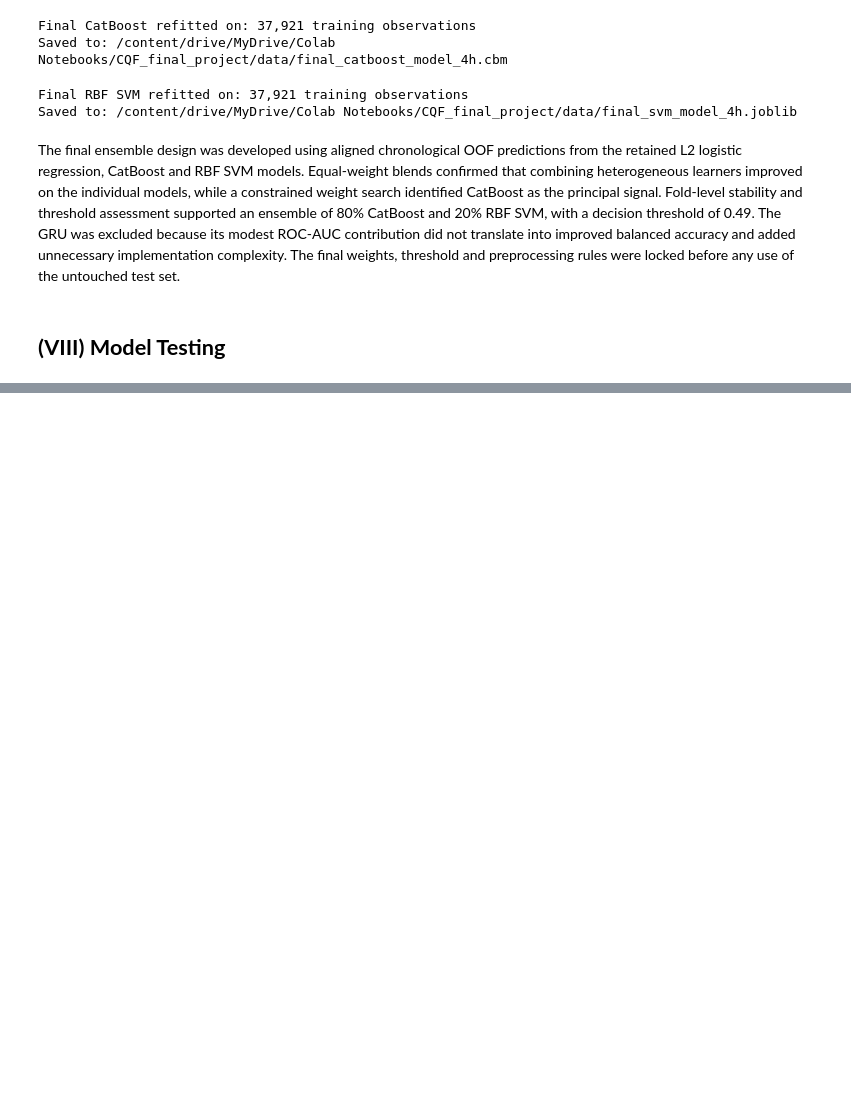
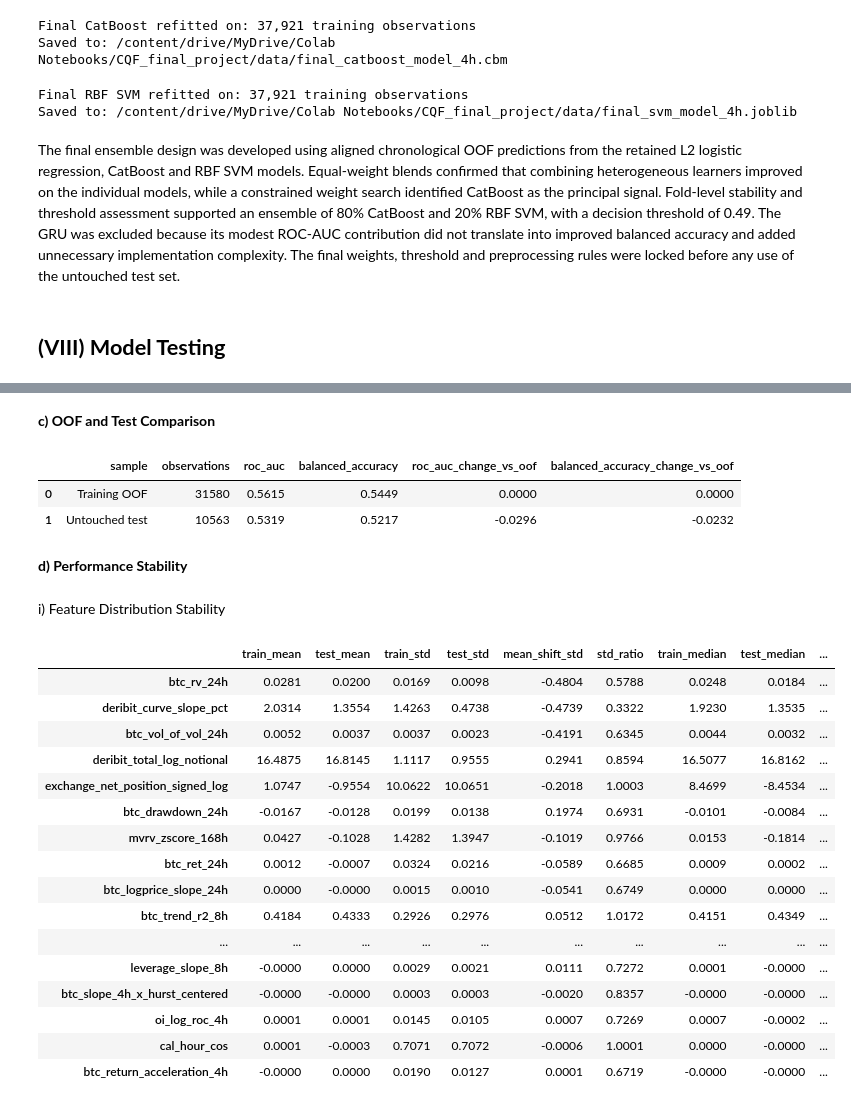
Before and after one commit to jade-lam/CQF, a Jupyter notebook: CQF_Final_Project.ipynb, the cells around one changed output, grey strips where cells are left out. Cells and saved outputs as stored; diff of their text form; code cells hidden in the pictures; blank space fills up the shorter version.

```diff
--- a/CQF_Final_Project.ipynb
+++ b/CQF_Final_Project.ipynb
@@ -7163,0 +7800,78 @@ The final ensemble design was developed using aligned chronological OOF predicti
+# %% [markdown]
+**c) OOF and Test Comparison**
+# %%
+# Compare the locked ensemble's OOF and untouched test performance
+oof_metrics = {
+    "sample": "Training OOF",
+    "observations": 31580,
+    "roc_auc": 0.5615,
+    "balanced_accuracy": 0.5449
+}
+
+test_comparison = {
+    "sample": "Untouched test",
+    "observations": int(test_metrics.loc[0, "observations"]),
+    "roc_auc": test_metrics.loc[0, "roc_auc"],
+    "balanced_accuracy": test_metrics.loc[0, "balanced_accuracy"]
+}
+
+oof_test_comparison = pd.DataFrame([oof_metrics, test_comparison])
+oof_test_comparison["roc_auc_change_vs_oof"] = oof_test_comparison["roc_auc"] - oof_metrics["roc_auc"]
+oof_test_comparison["balanced_accuracy_change_vs_oof"] = (
+    oof_test_comparison["balanced_accuracy"] - oof_metrics["balanced_accuracy"]
+)
+
+oof_test_comparison.to_csv(DATA_PATH / "final_oof_test_comparison_4h.csv", index=False)
+display(oof_test_comparison.round(4))
+# %% [output]
+|  | sample | observations | roc_auc | balanced_accuracy | roc_auc_change_vs_oof | balanced_accuracy_change_vs_oof |
+| 0 | Training OOF | 31580 | 0.5615 | 0.5449 | 0.0000 | 0.0000 |
+| 1 | Untouched test | 10563 | 0.5319 | 0.5217 | -0.0296 | -0.0232 |
+# %% [markdown]
+**d) Performance Stability**
+# %% [markdown]
+i) Feature Distribution Stability
+# %%
+# Compare locked-feature distributions between training and test
+train_features = X_train_engineered[selected_features].copy()
+test_features = X_test_engineered[selected_features].copy()
+
+feature_stability = pd.DataFrame(index=selected_features)
+feature_stability["train_mean"] = train_features.mean()
+feature_stability["test_mean"] = test_features.mean()
+feature_stability["train_std"] = train_features.std()
+feature_stability["test_std"] = test_features.std()
+feature_stability["mean_shift_std"] = (
+    (feature_stability["test_mean"] - feature_stability["train_mean"])
+    / feature_stability["train_std"].replace(0, np.nan)
+)
+feature_stability["std_ratio"] = (
+    feature_stability["test_std"]
+    / feature_stability["train_std"].replace(0, np.nan)
+)
+feature_stability["train_median"] = train_features.median()
+feature_stability["test_median"] = test_features.median()
+feature_stability["abs_mean_shift_std"] = feature_stability["mean_shift_std"].abs()
+
+feature_stability = feature_stability.sort_values("abs_mean_shift_std", ascending=False)
+feature_stability.to_csv(DATA_PATH / "final_feature_stability_4h.csv")
+
+display(feature_stability.round(4))
+# %% [output]
+|  | train_mean | test_mean | train_std | test_std | mean_shift_std | std_ratio | train_median | test_median | ... |
+| btc_rv_24h | 0.0281 | 0.0200 | 0.0169 | 0.0098 | -0.4804 | 0.5788 | 0.0248 | 0.0184 | ... |
+| deribit_curve_slope_pct | 2.0314 | 1.3554 | 1.4263 | 0.4738 | -0.4739 | 0.3322 | 1.9230 | 1.3535 | ... |
+| btc_vol_of_vol_24h | 0.0052 | 0.0037 | 0.0037 | 0.0023 | -0.4191 | 0.6345 | 0.0044 | 0.0032 | ... |
+| deribit_total_log_notional | 16.4875 | 16.8145 | 1.1117 | 0.9555 | 0.2941 | 0.8594 | 16.5077 | 16.8162 | ... |
+| exchange_net_position_signed_log | 1.0747 | -0.9554 | 10.0622 | 10.0651 | -0.2018 | 1.0003 | 8.4699 | -8.4534 | ... |
+| btc_drawdown_24h | -0.0167 | -0.0128 | 0.0199 | 0.0138 | 0.1974 | 0.6931 | -0.0101 | -0.0084 | ... |
+| mvrv_zscore_168h | 0.0427 | -0.1028 | 1.4282 | 1.3947 | -0.1019 | 0.9766 | 0.0153 | -0.1814 | ... |
+| btc_ret_24h | 0.0012 | -0.0007 | 0.0324 | 0.0216 | -0.0589 | 0.6685 | 0.0009 | 0.0002 | ... |
+| btc_logprice_slope_24h | 0.0000 | -0.0000 | 0.0015 | 0.0010 | -0.0541 | 0.6749 | 0.0000 | 0.0000 | ... |
+| btc_trend_r2_8h | 0.4184 | 0.4333 | 0.2926 | 0.2976 | 0.0512 | 1.0172 | 0.4151 | 0.4349 | ... |
+| ... | ... | ... | ... | ... | ... | ... | ... | ... | ... |
+| leverage_slope_8h | -0.0000 | 0.0000 | 0.0029 | 0.0021 | 0.0111 | 0.7272 | 0.0001 | -0.0000 | ... |
+| btc_slope_4h_x_hurst_centered | -0.0000 | -0.0000 | 0.0003 | 0.0003 | -0.0020 | 0.8357 | -0.0000 | -0.0000 | ... |
+| oi_log_roc_4h | 0.0001 | 0.0001 | 0.0145 | 0.0105 | 0.0007 | 0.7269 | 0.0007 | -0.0002 | ... |
+| cal_hour_cos | 0.0001 | -0.0003 | 0.7071 | 0.7072 | -0.0006 | 1.0001 | 0.0000 | -0.0000 | ... |
+| btc_return_acceleration_4h | -0.0000 | 0.0000 | 0.0190 | 0.0127 | 0.0001 | 0.6719 | -0.0000 | -0.0000 | ... |
```
Also changed, not shown: parts of 36 cells of this notebook.
